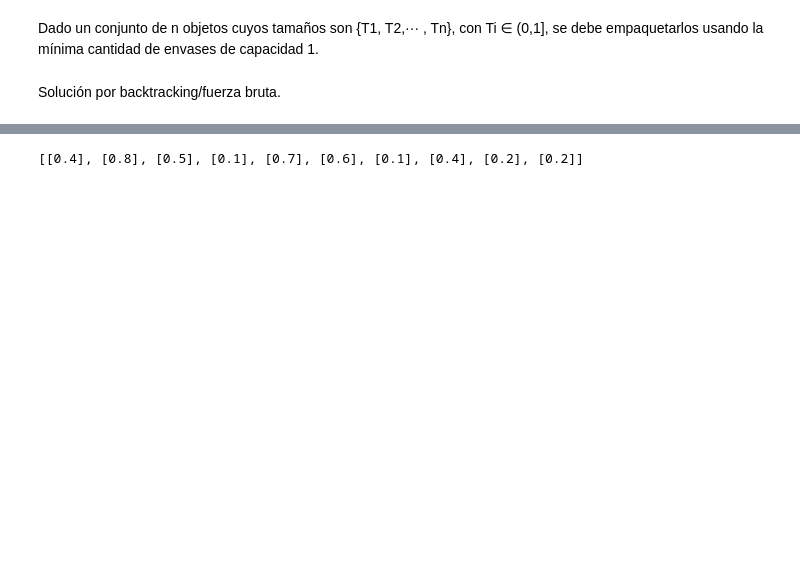
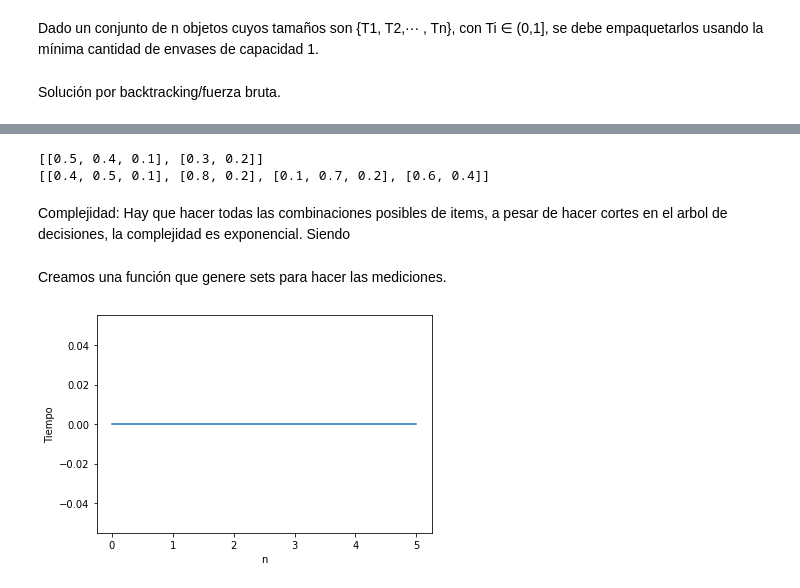
Before and after one commit to joaqogomez/75.29-TDA1, a Jupyter notebook: Tp2/Tda-TP2.ipynb, the cells around one changed output, grey strips where cells are left out. Cells and saved outputs as stored; diff of their text form; code cells hidden in the pictures; blank space fills up the shorter version.

```diff
--- a/Tp2/Tda-TP2.ipynb
+++ b/Tp2/Tda-TP2.ipynb
@@ -64,6 +61,40 @@ print(empaquetar_back(items))
 # %%
+items =  [0.5, 0.4, 0.3, 0.2, 0.1]
+print(empaquetar_back(items))
+
 # {0.4; 0.8; 0.5; 0.1; 0.7; 0.6; 0.1; 0.4; 0.2; 0.2}
 items = [0.4, 0.8, 0.5, 0.1, 0.7, 0.6, 0.1, 0.4, 0.2, 0.2]
 print(empaquetar_back(items))
 # %% [output]
-[[0.4], [0.8], [0.5], [0.1], [0.7], [0.6], [0.1], [0.4], [0.2], [0.2]]
+[[0.5, 0.4, 0.1], [0.3, 0.2]]
+[[0.4, 0.5, 0.1], [0.8, 0.2], [0.1, 0.7, 0.2], [0.6, 0.4]]
+# %% [markdown]
+Complejidad:
+Hay que hacer todas las combinaciones posibles de items, a pesar de hacer cortes en el arbol de decisiones, la complejidad es exponencial.
+Siendo
+# %% [markdown]
+Creamos una función que genere sets para hacer las mediciones.
+# %%
+from random import uniform
+
+def generador_items(n):
+    return [round(uniform(0.01, 1.00), 2) for _ in range(n)]
+# %%
+import time
+
+tiempos = {}
+for i in range(0, 10, 5):
+    items = generador_items(i)
+    start = time.time()
+    paquetes = empaquetar_back(items)
+    end = time.time()
+    tiempos[i] = end - start
+# %%
+from matplotlib import pyplot as plt
+
+plt.plot(tiempos.keys(), tiempos.values())
+plt.xlabel('n')
+plt.ylabel('Tiempo')
+plt.show()
+# %% [output]
+[figure, added]
```
Also changed, not shown: parts of 14 cells of this notebook.
